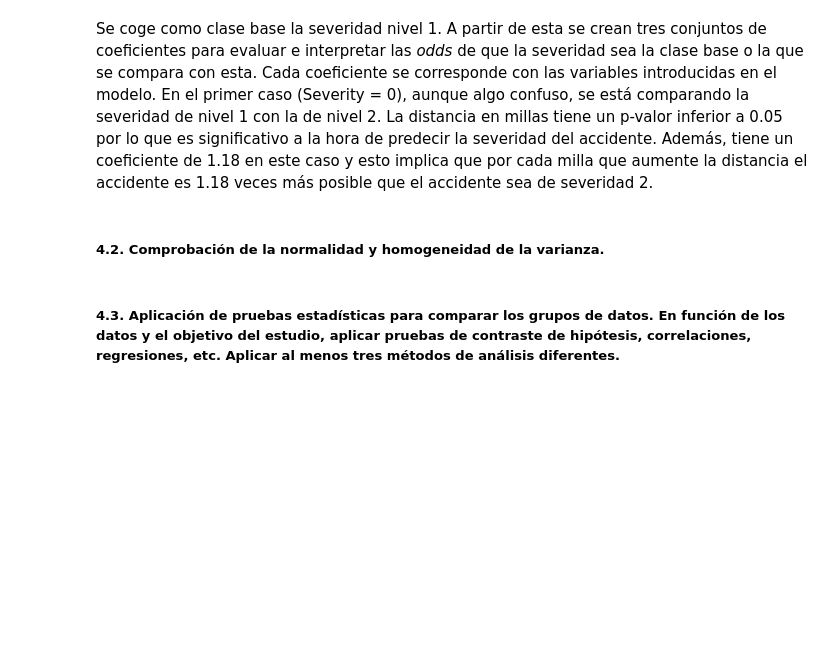
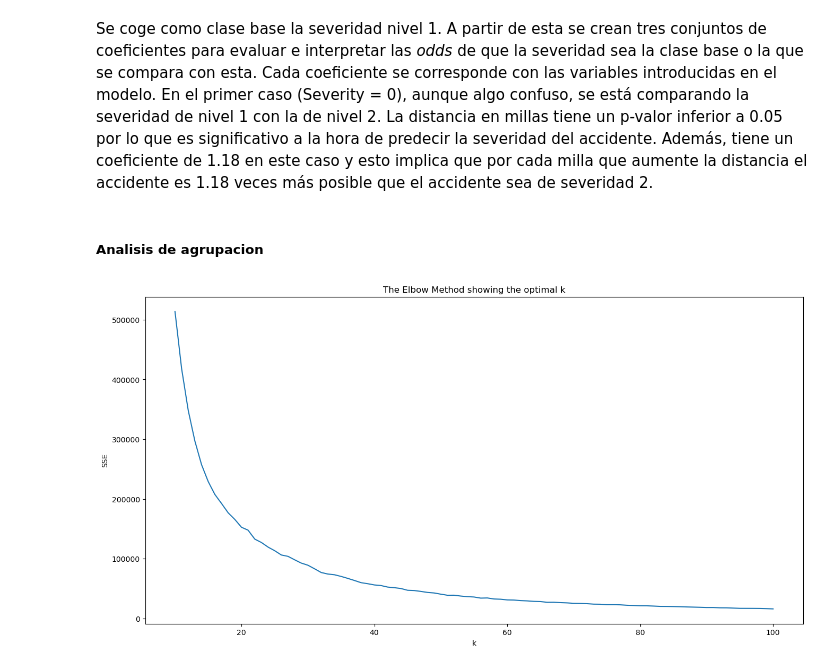
Before and after one commit to AdrianVega96/PRA2_tipologia_uoc, a Jupyter notebook: PRA2.ipynb, the cells around one changed output. Drawn from its saved outputs; the diff is of its cells as text; code cells hidden in the pictures; blank space fills up the shorter version.

```diff
--- a/PRA2.ipynb
+++ b/PRA2.ipynb
@@ -367,4 +815,4 @@ CountPlotOutlier(df)
 # %% [markdown]
 Vemos que hay una gran cantidad de outliers sobre todo para  los accidentes con severidad 2. Se va a limpiar los outliers usando la desviacion estandart y luego se volvera a comparar.
 # %%
-df.columns
+df['Severity'] = df['Severity'].astype('category')
@@ -508,25 +1119,8 @@ Este valor cercano a 0 nos indica la poca correlación entre ambas variables cat
 # %% [markdown]
 Aplicaré una regresión logística multinomial para comprobar como se relacionan estas variables con la severidad del accidente. Para las variables altamente correlacionadas puede omitirse una de ellas. Para aplicar correctamente regresiones logísticas e interpretarlas se ha seguido lo descrito en el siguiente enlace: https://www.datasklr.com/logistic-regression/multinomial-logistic-regression
 # %%
-from sklearn.linear_model import LogisticRegression
-from sklearn.model_selection import cross_val_score, train_test_split
-
 # Elimino la columna Wind_Chill al estar altamente correlacionada con Temperature
 X = df_normalizado[['Distance(mi)', 'Temperature(F)', 'Humidity(%)', 'Pressure(in)',
        'Visibility(mi)', 'Wind_Speed(mph)','Precipitation(in)']]
 y = df['Severity']
-
 X_train, X_test, y_train, y_test = train_test_split(X, y, test_size = 0.20, random_state = 5)
-
-# modelo de regresión logística multinomial
-model = LogisticRegression(random_state=0, multi_class='multinomial', penalty='none', solver='newton-cg')
-
-model.fit(X_train, y_train)
-
-preds = model.predict(X_test)
-
-params = model.get_params()
-print(params)
-
-print('Intercept: \n', model.intercept_)
-print('Coefficients: \n', model.coef_)
@@ -590,6 +1151,35 @@ Index(['Distance(mi)', 'Temperature(F)', 'Humidity(%)', 'Pressure(in)',
 # %% [markdown]
 Se coge como clase base la severidad nivel 1. A partir de esta se crean tres conjuntos de coeficientes para evaluar e interpretar las *odds* de que la severidad sea la clase base o la que se compara con esta. Cada coeficiente se corresponde con las variables introducidas en el modelo. En el primer caso (Severity = 0), aunque algo confuso, se está comparando la severidad de nivel 1 con la de nivel 2. La distancia en millas tiene un p-valor inferior a 0.05 por lo que es significativo a la hora de predecir la severidad del accidente. Además, tiene un coeficiente de 1.18 en este caso y esto implica que por cada milla que aumente la distancia el accidente es 1.18 veces más posible que el accidente sea de severidad 2.
-# %% [markdown]
-##### 4.2. Comprobación de la normalidad y homogeneidad de la varianza.
-# %% [markdown]
-##### 4.3. Aplicación de pruebas estadísticas para comparar los grupos de datos. En función de los datos y el objetivo del estudio, aplicar pruebas de contraste de hipótesis, correlaciones, regresiones, etc. Aplicar al menos tres métodos de análisis diferentes.
+# %% [markdown]
+##### Analisis de agrupacion
+# %%
+def kmeans_elbow_function(data, kmin, kmax):
+    y = []
+    for n in range(kmin, kmax+1):
+        model = cluster.KMeans(n_clusters=n)
+        # Obtengo un array con las distancias de cada elemento a cada cluster
+        dists = model.fit_transform(data)
+        # Sumo las distancias mínimas de cada elemento. Obtengo un array con la suma
+        # de las distancias mínimas al cuadrado (clúster asignado)
+        y.append(np.sum(np.min(dists, axis=1) ** 2))
+    plt.figure(figsize=(16, 8))
+    plt.plot(range(kmin, kmax+1), y)
+    plt.xlabel('k')
+    plt.ylabel('SSE')
+    plt.title('The Elbow Method showing the optimal k')
+    return plt
+
+def plot_accidents(dataset):
+    fig, ax = plt.subplots(1, 1, figsize=(8, 6))
+    ax.scatter(dataset['Start_Lng'], dataset['Start_Lat'], s=8, alpha=.1)
+    ax.set_xlabel('Longitude')
+    ax.set_ylabel('Latitude')
+    ax.axis('equal')
+    plt.tight_layout()
+    return plt
+
+
+plot2 = kmeans_elbow_function(df[['Start_Lat', 'Start_Lng']], 10, 100)
+plot2.show()
+# %% [output]
+[figure, added]
```
Also changed, not shown: parts of 43 cells of this notebook.
